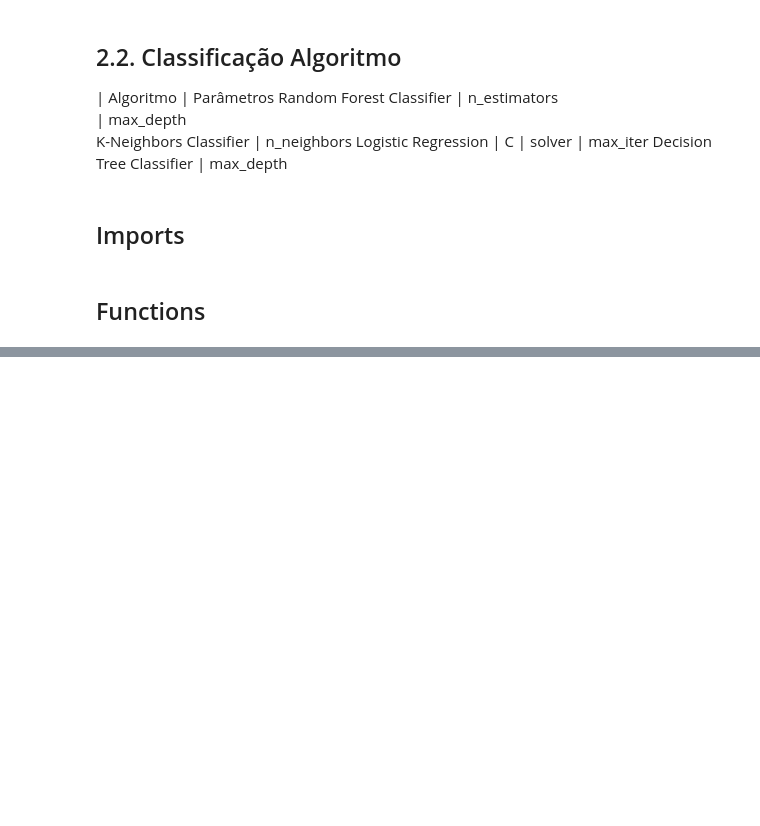
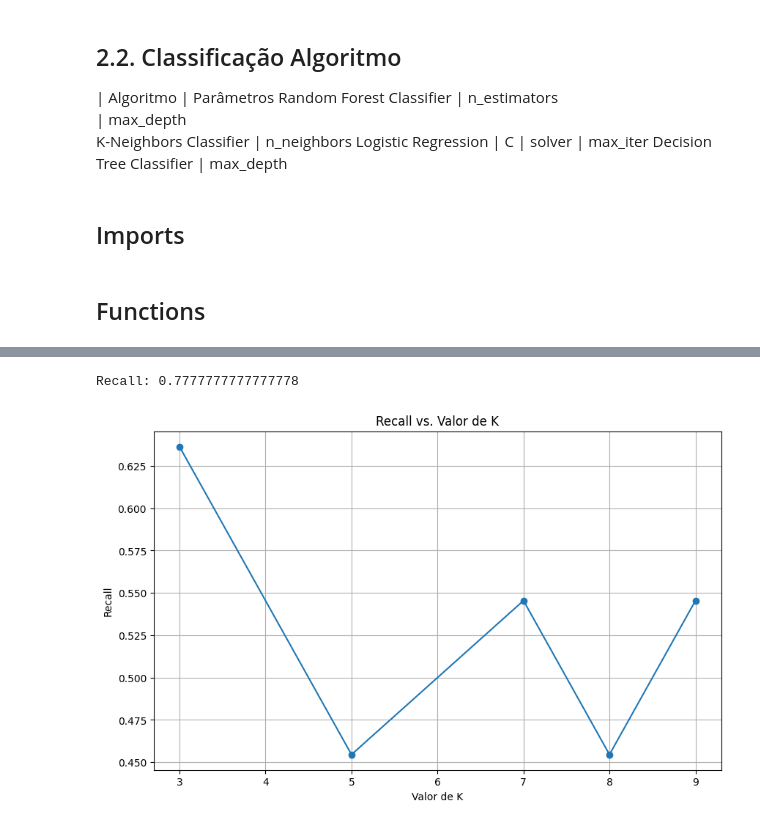
Before and after one commit to HallanMiranda/Machine_Learning, a Jupyter notebook: Classificacao/pa_class.ipynb, the cells around one changed output, grey strips where cells are left out. Cells and saved outputs as stored; diff of their text form; code cells hidden in the pictures; blank space fills up the shorter version.

```diff
--- a/Classificacao/pa_class.ipynb
+++ b/Classificacao/pa_class.ipynb
@@ -160,0 +137,21 @@ Logistic Regression  0.794202   0.731068  0.830722  0.777716
+# %%
+recall = recall_score(y_true, y_pred)
+print("Recall:", recall)
+
+# Defina uma lista de valores de k que você deseja testar
+k_values = [ 3, 5, 7, 8, 9]
+
+# Use uma compreensão de lista para calcular os recalls para todos os valores de k
+recalls = [recall_score(y_test, KNeighborsClassifier(n_neighbors=k).fit(X_train, y_train).predict(X_test)) for k in k_values]
+
+# Crie um gráfico de linha para mostrar os recalls em relação aos valores de k
+plt.figure(figsize=(10, 6))
+plt.plot(k_values, recalls, marker='o', linestyle='-')
+plt.title('Recall vs. Valor de K')
+plt.xlabel('Valor de K')
+plt.ylabel('Recall')
+plt.grid(True)
+plt.show()
+# %% [output]
+Recall: 0.7777777777777778
+[figure, added]
```
Also changed, not shown: parts of 19 cells of this notebook, 2 other files.
